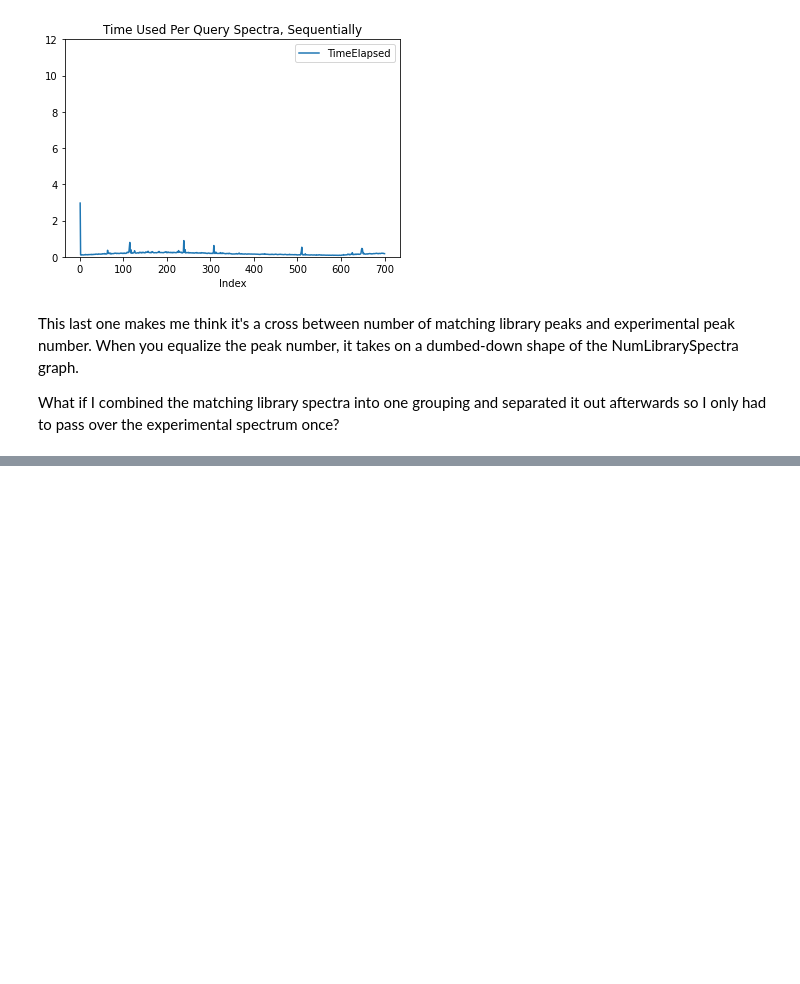
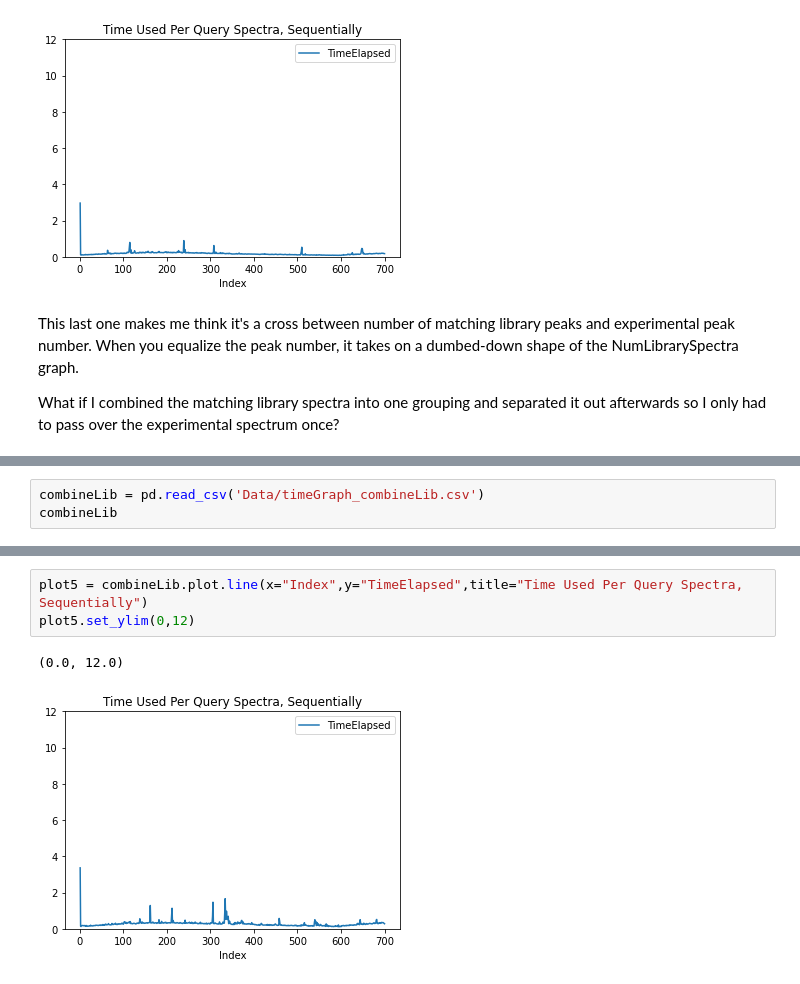
Before and after one commit to xomicsdatascience/zoDIAq, a Jupyter notebook: DeterminingLag.ipynb, the cells around one changed output, grey strips where cells are left out. Drawn from its saved outputs; the diff is of its cells as text; blank space fills up the shorter version.

```diff
--- a/DeterminingLag.ipynb
+++ b/DeterminingLag.ipynb
@@ -124,0 +127,3 @@ What if I combined the matching library spectra into one grouping and separated
+# %%
+combineLib = pd.read_csv('Data/timeGraph_combineLib.csv')
+combineLib
@@ -124,0 +144,6 @@ What if I combined the matching library spectra into one grouping and separated
+# %%
+plot5 = combineLib.plot.line(x="Index",y="TimeElapsed",title="Time Used Per Query Spectra, Sequentially")
+plot5.set_ylim(0,12)
+# %% [output]
+(0.0, 12.0)
+[figure, added]
```
Also changed, not shown: parts of 2 cells of this notebook, 11 other files.
